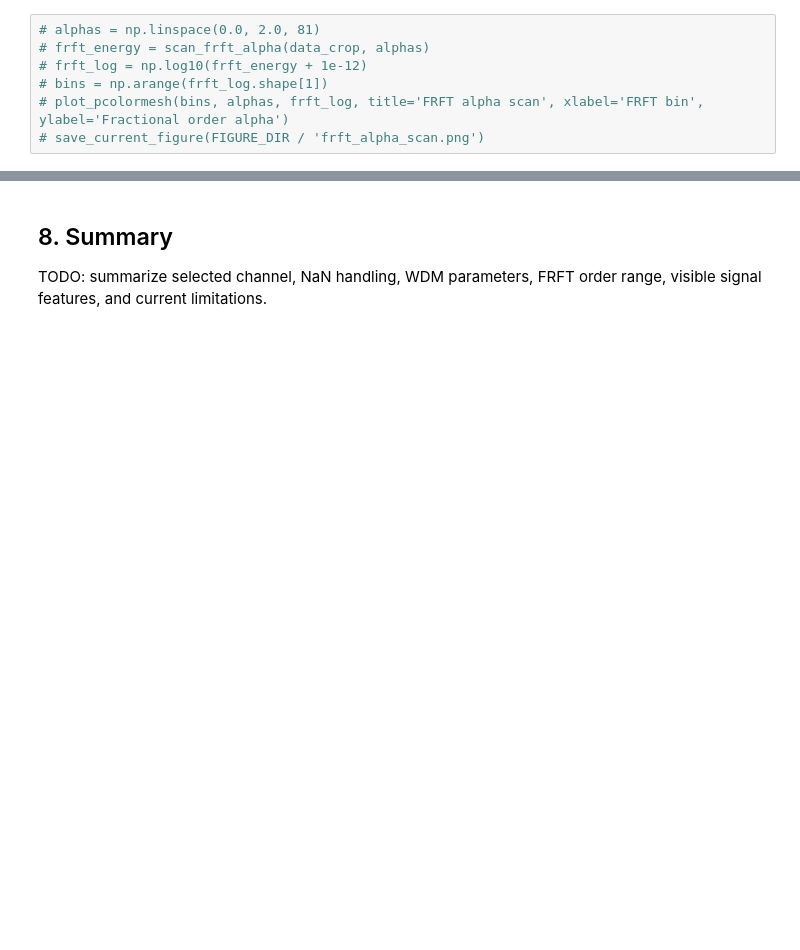
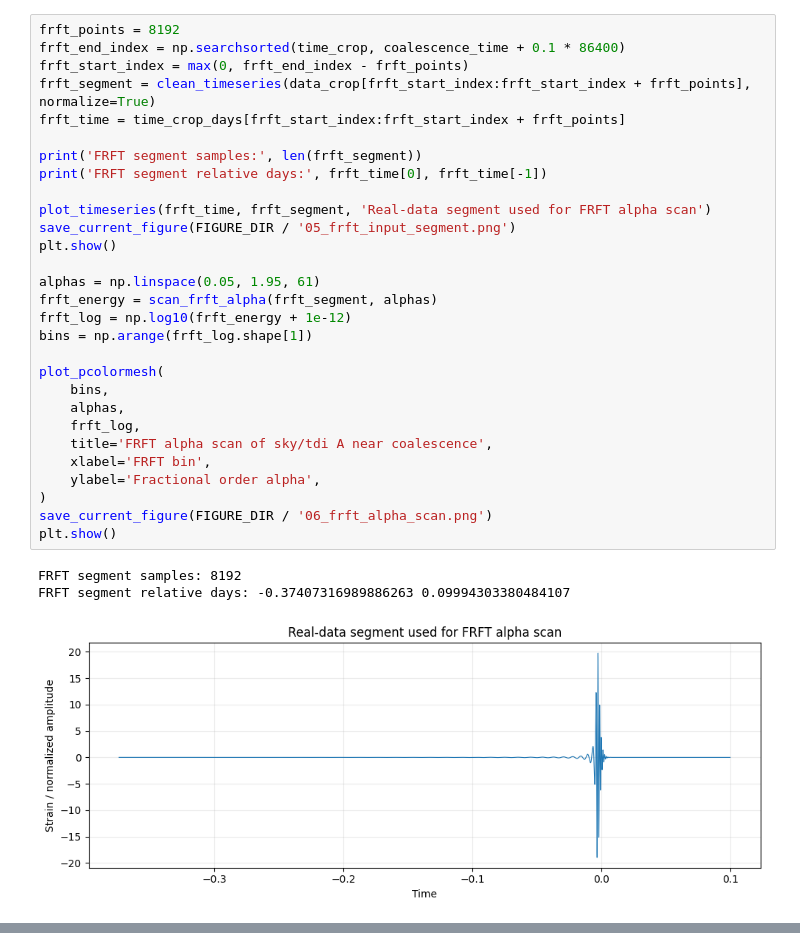
Before and after one commit to leichang131-debug/task5-lisa-taiji, a Jupyter notebook: notebooks/01_ldc_time_frequency_visualization.ipynb, the cells around one changed output, grey strips where cells are left out. Cells and saved outputs as stored; diff of their text form; blank space fills up the shorter version.

```diff
--- a/notebooks/01_ldc_time_frequency_visualization.ipynb
+++ b/notebooks/01_ldc_time_frequency_visualization.ipynb
@@ -100,7 +223,33 @@ Scan fractional orders and visualize where the chirp-like signal becomes more co
 # %%
-# alphas = np.linspace(0.0, 2.0, 81)
-# frft_energy = scan_frft_alpha(data_crop, alphas)
-# frft_log = np.log10(frft_energy + 1e-12)
-# bins = np.arange(frft_log.shape[1])
-# plot_pcolormesh(bins, alphas, frft_log, title='FRFT alpha scan', xlabel='FRFT bin', ylabel='Fractional order alpha')
-# save_current_figure(FIGURE_DIR / 'frft_alpha_scan.png')
+frft_points = 8192
+frft_end_index = np.searchsorted(time_crop, coalescence_time + 0.1 * 86400)
+frft_start_index = max(0, frft_end_index - frft_points)
+frft_segment = clean_timeseries(data_crop[frft_start_index:frft_start_index + frft_points], normalize=True)
+frft_time = time_crop_days[frft_start_index:frft_start_index + frft_points]
+
+print('FRFT segment samples:', len(frft_segment))
+print('FRFT segment relative days:', frft_time[0], frft_time[-1])
+
+plot_timeseries(frft_time, frft_segment, 'Real-data segment used for FRFT alpha scan')
+save_current_figure(FIGURE_DIR / '05_frft_input_segment.png')
+plt.show()
+
+alphas = np.linspace(0.05, 1.95, 61)
+frft_energy = scan_frft_alpha(frft_segment, alphas)
+frft_log = np.log10(frft_energy + 1e-12)
+bins = np.arange(frft_log.shape[1])
+
+plot_pcolormesh(
+    bins,
+    alphas,
+    frft_log,
+    title='FRFT alpha scan of sky/tdi A near coalescence',
+    xlabel='FRFT bin',
+    ylabel='Fractional order alpha',
+)
+save_current_figure(FIGURE_DIR / '06_frft_alpha_scan.png')
+plt.show()
+# %% [output]
+FRFT segment samples: 8192
+FRFT segment relative days: -0.37407316989886263 0.09994303380484107
+[figure, added]
@@ -107,4 +256,0 @@ Scan fractional orders and visualize where the chirp-like signal becomes more co
-# %% [markdown]
-## 8. Summary
-
-TODO: summarize selected channel, NaN handling, WDM parameters, FRFT order range, visible signal features, and current limitations.
```
Also changed, not shown: parts of 29 cells of this notebook, 15 other files.
